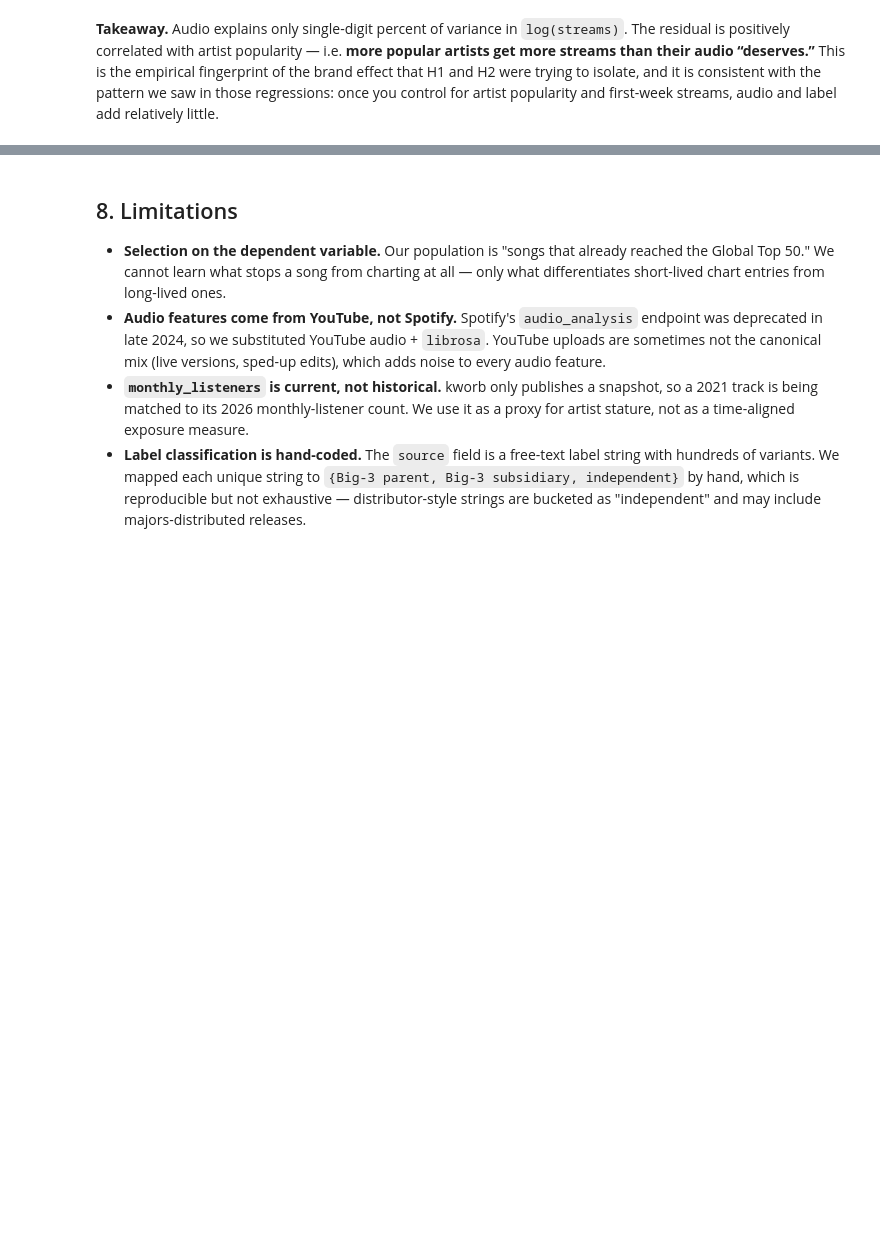
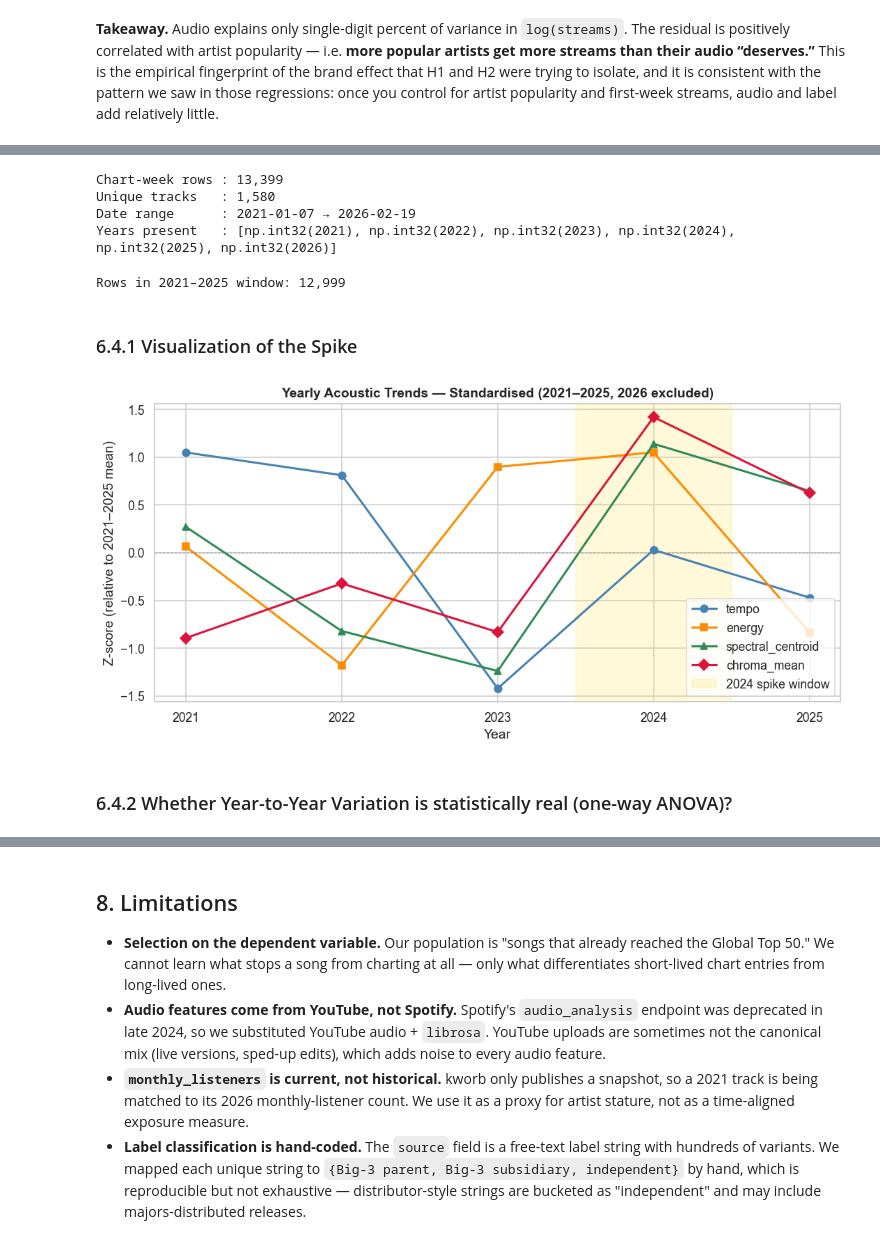
Before and after one commit to Irene-Wu-1002/Spotify-Trend-Analyzer, a Jupyter notebook: notebooks/06_final_analysis.ipynb, the cells around one changed output, grey strips where cells are left out. Cells and saved outputs as stored; diff of their text form; code cells hidden in the pictures; blank space fills up the shorter version.

```diff
--- a/notebooks/06_final_analysis.ipynb
+++ b/notebooks/06_final_analysis.ipynb
@@ -510,0 +524,71 @@ plt.show()
+# %%
+import warnings
+warnings.filterwarnings("ignore")
+
+import numpy as np
+import pandas as pd
+import matplotlib.pyplot as plt
+import seaborn as sns
+import statsmodels.api as sm
+from scipy import stats
+from itertools import combinations
+
+from sklearn.preprocessing import StandardScaler
+from sklearn.cluster import KMeans
+from sklearn.decomposition import PCA
+from sklearn.metrics import silhouette_score
+
+sns.set_theme(style="whitegrid", palette="muted", font_scale=1.05)
+plt.rcParams["figure.dpi"] = 110
+
+DATA   = "data/processed/processed_chart_tracks_enriched_features.csv"
+LABELS = "data/raw/raw_unique_source_labeled.csv"
+
+df = pd.read_csv(DATA, parse_dates=["date"])
+df["year"] = df["date"].dt.year
+
+print(f"Chart-week rows : {len(df):,}")
+print(f"Unique tracks   : {df['uri'].nunique():,}")
+print(f"Date range      : {df['date'].min().date()} → {df['date'].max().date()}")
+print(f"Years present   : {sorted(df['year'].unique())}")
+# %% [output]
+Chart-week rows : 13,399
+Unique tracks   : 1,580
+Date range      : 2021-01-07 → 2026-02-19
+Years present   : [np.int32(2021), np.int32(2022), np.int32(2023), np.int32(2024), np.int32(2025), np.int32(2026)]
+# %%
+AUDIO_TREND_COLS = ["tempo", "energy", "spectral_centroid", "chroma_mean"]
+YEARS            = [2021, 2022, 2023, 2024, 2025]
+
+df_full = df[df["year"].isin(YEARS)].copy()
+print(f"Rows in 2021–2025 window: {len(df_full):,}")
+# %% [output]
+Rows in 2021–2025 window: 12,999
+# %% [markdown]
+### 6.4.1 Visualization of the Spike
+# %%
+yearly_means = df_full.groupby("year")[AUDIO_TREND_COLS].mean()
+yearly_z     = (yearly_means - yearly_means.mean()) / yearly_means.std()
+
+fig, ax = plt.subplots(figsize=(10, 5))
+markers = ["o", "s", "^", "D"]
+colors  = ["steelblue", "darkorange", "seagreen", "crimson"]
+
+for col, mk, col_c in zip(AUDIO_TREND_COLS, markers, colors):
+    ax.plot(YEARS, yearly_z[col], marker=mk, color=col_c,
+            linewidth=2, markersize=7, label=col)
+
+ax.axvspan(2023.5, 2024.5, color="gold", alpha=0.15, label="2024 spike window")
+ax.axhline(0, color="grey", linewidth=0.7, linestyle="--")
+ax.set_xlabel("Year")
+ax.set_ylabel("Z-score (relative to 2021–2025 mean)")
+ax.set_title("Yearly Acoustic Trends — Standardised (2021–2025, 2026 excluded)",
+             fontweight="bold")
+ax.legend(loc="lower right")
+ax.set_xticks(YEARS)
+fig.tight_layout()
+plt.show()
+# %% [output]
+[figure, added]
+# %% [markdown]
+### 6.4.2 Whether Year-to-Year Variation is statistically real (one-way ANOVA)?
```
Also changed, not shown: parts of 21 cells of this notebook.
